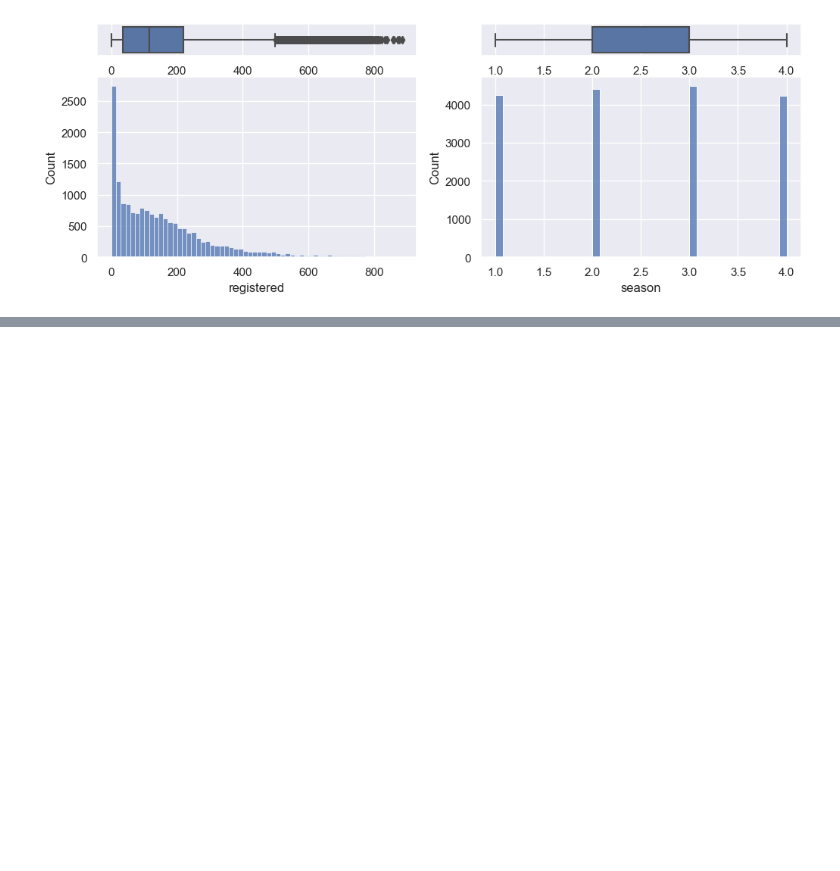
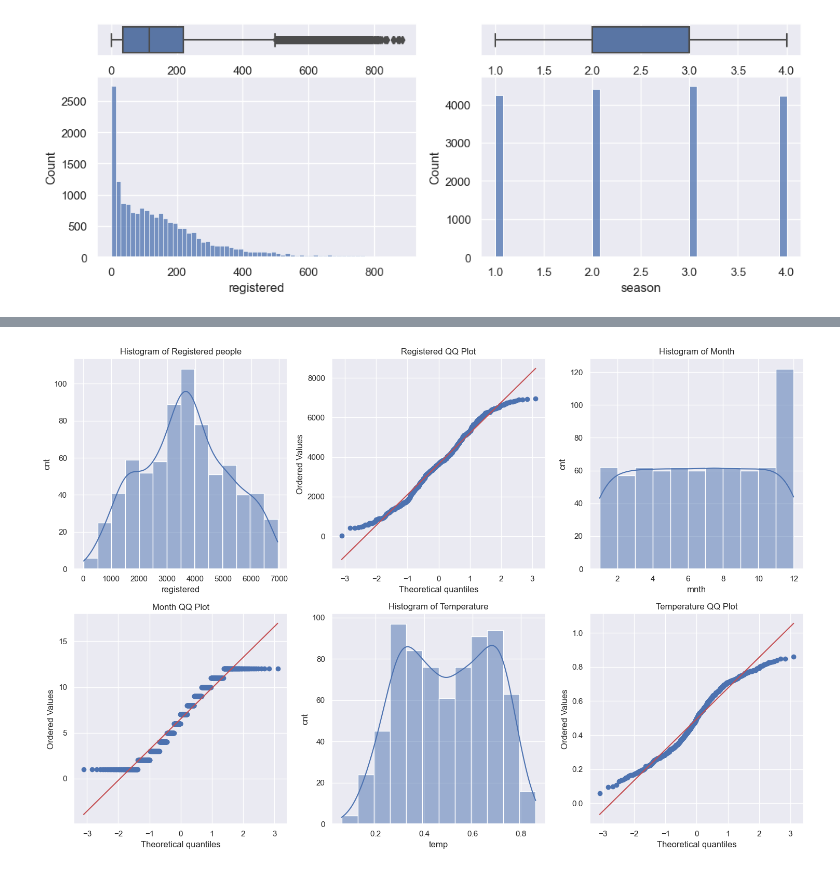
Before and after one commit to kbaum215/Bike-Sharing-Regression-Analysis, a Jupyter notebook: Team_1_Final_Project.ipynb, the cells around one changed output, grey strips where cells are left out. Cells and saved outputs as stored; diff of their text form; code cells hidden in the pictures; blank space fills up the shorter version.

```diff
--- a/Team_1_Final_Project.ipynb
+++ b/Team_1_Final_Project.ipynb
@@ -309,0 +338,45 @@ print_box_hist(df_hour, "registered", "season")
+# %%
+# build histograms to get distribtuions
+
+import matplotlib.pyplot as plt
+import seaborn as sns
+import scipy.stats as stats
+
+import warnings
+
+# Suppress specific Seaborn warnings
+warnings.filterwarnings("ignore", category=UserWarning, module="seaborn")
+
+fig = plt.figure(figsize=(15, 10))
+
+plt.subplot(2, 3, 1)
+sns.histplot(df_day['registered'], kde=True)
+plt.ylabel("cnt")
+plt.title("Histogram of Registered people")
+
+plt.subplot(2, 3, 2)
+stats.probplot(df_day['registered'], dist="norm", plot=plt)
+plt.title('Registered QQ Plot')
+
+plt.subplot(2, 3, 3)
+sns.histplot(df_day['mnth'], kde=True)
+plt.ylabel("cnt")
+plt.title("Histogram of Month")
+
+plt.subplot(2, 3, 4)
+stats.probplot(df_day['mnth'], dist="norm", plot=plt)
+plt.title('Month QQ Plot')
+
+plt.subplot(2, 3, 5)
+sns.histplot(df_day['temp'], kde=True)
+plt.ylabel("cnt")
+plt.title("Histogram of Temperature")
+
+plt.subplot(2, 3, 6)
+stats.probplot(df_day['temp'], dist="norm", plot=plt)
+plt.title('Temperature QQ Plot')
+
+plt.tight_layout()
+plt.show()
+# %% [output]
+[figure, added]
```
Also changed, not shown: parts of 2 cells of this notebook.
